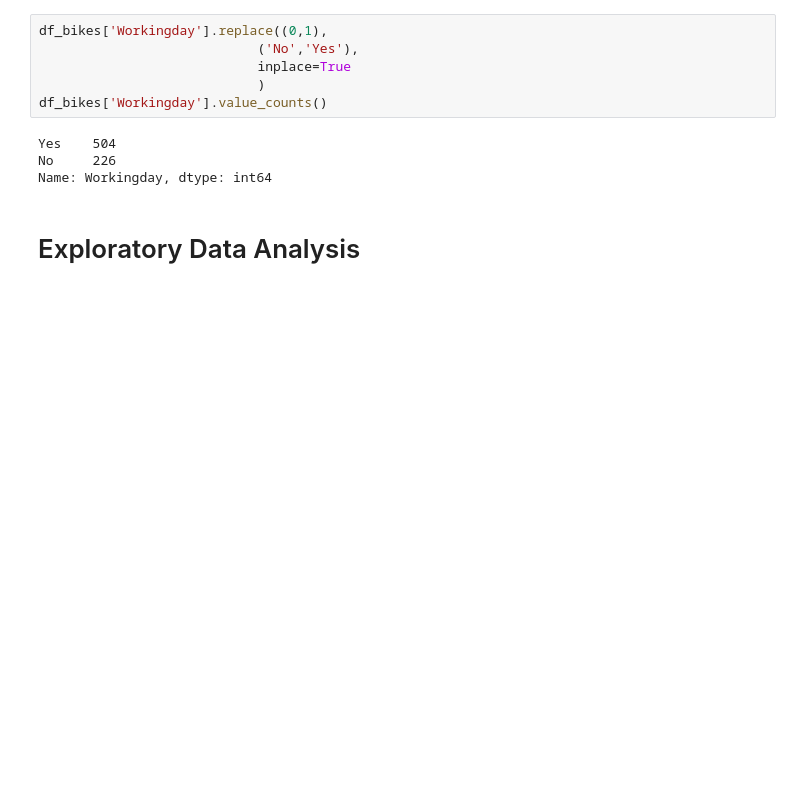
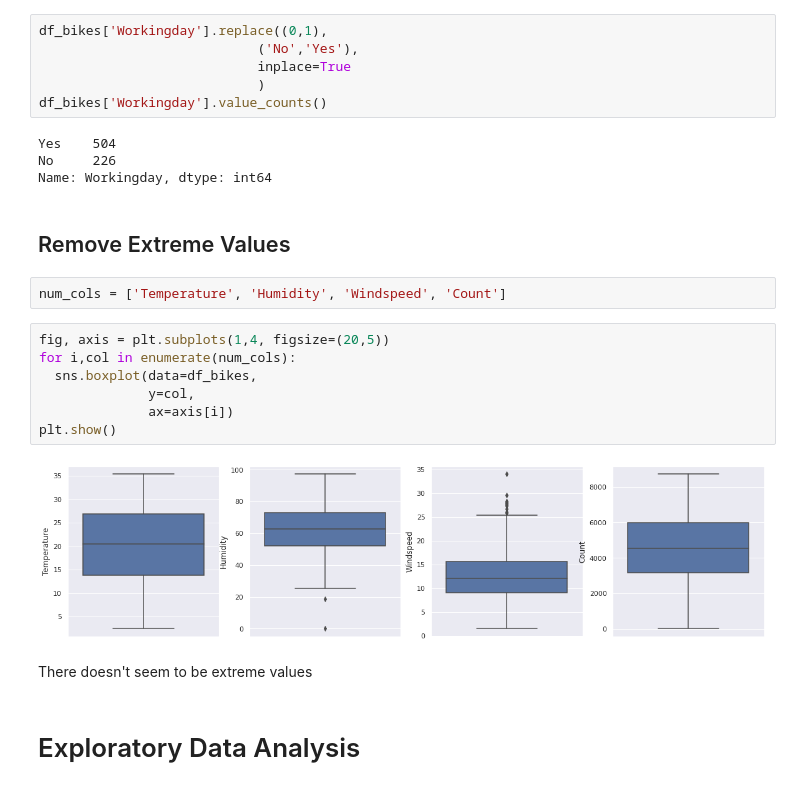
Before and after one commit to akshaysmin/Bike-Sharing-Demand-Prediction, a Jupyter notebook: Bike_Sharing_Demand.ipynb, the cells around one changed output. Saved outputs shown, nothing was run; the diff lists cells and outputs as text; blank space fills up the shorter version.

Commit message:
Handled Extreme Values

```diff
--- a/Bike_Sharing_Demand.ipynb
+++ b/Bike_Sharing_Demand.ipynb
@@ -272,6 +272,21 @@ df_bikes['Workingday'].value_counts()
 Yes    504
 No     226
 Name: Workingday, dtype: int64
+# %% [markdown]
+## Remove Extreme Values
+# %%
+num_cols = ['Temperature', 'Humidity', 'Windspeed', 'Count']
+# %%
+fig, axis = plt.subplots(1,4, figsize=(20,5))
+for i,col in enumerate(num_cols):
+  sns.boxplot(data=df_bikes,
+              y=col,
+              ax=axis[i])
+plt.show()
+# %% [output]
+[figure, added]
+# %% [markdown]
+There doesn't seem to be extreme values
 # %% [markdown]
 # Exploratory Data Analysis
 # %%
```
Also changed, not shown: parts of 2 cells of this notebook.
